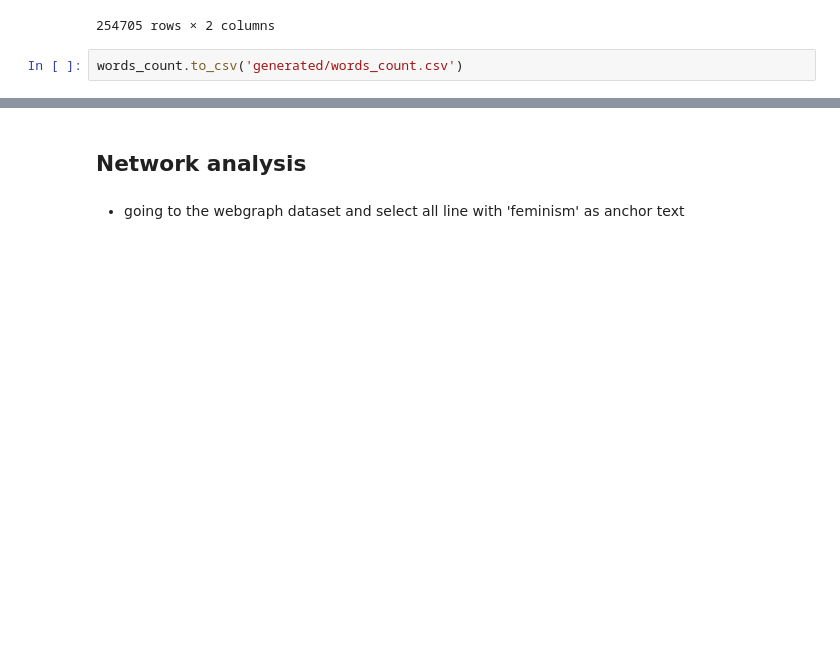
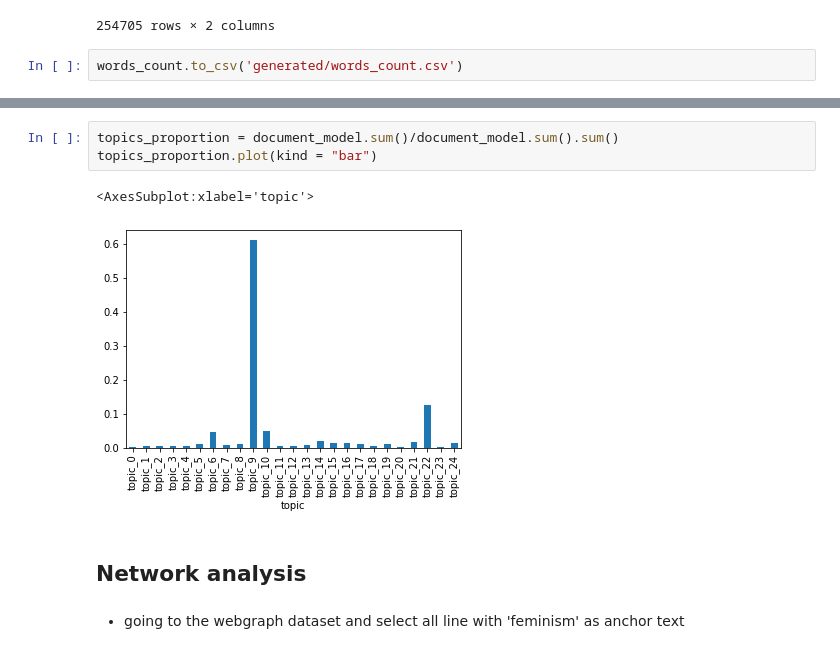
Before and after one commit to inactinique/awac2, a Jupyter notebook: frederic/feminism/feminism.ipynb, the cells around one changed output, grey strips where cells are left out. Drawn from its saved outputs; the diff is of its cells as text; blank space fills up the shorter version.

```diff
--- a/frederic/feminism/feminism.ipynb
+++ b/frederic/feminism/feminism.ipynb
@@ -273,3 +592,9 @@ words_count.to_csv('generated/words_count.csv')
+# %%
+topics_proportion = document_model.sum()/document_model.sum().sum()
+topics_proportion.plot(kind = "bar")
+# %% [output]
+<AxesSubplot:xlabel='topic'>
+[figure, added]
 # %% [markdown]
 ## Network analysis
 # %% [markdown]
```
Also changed, not shown: parts of 21 cells of this notebook, 2 other files.
